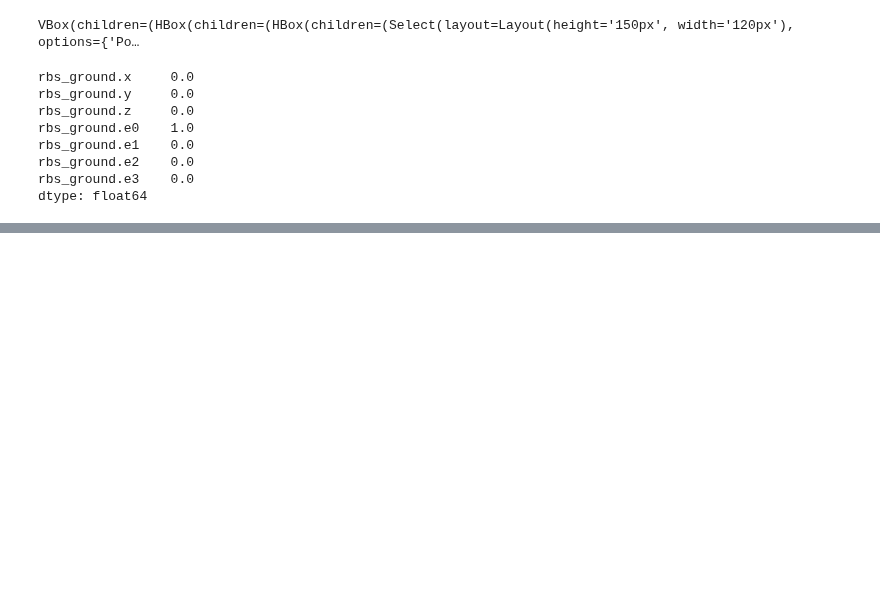
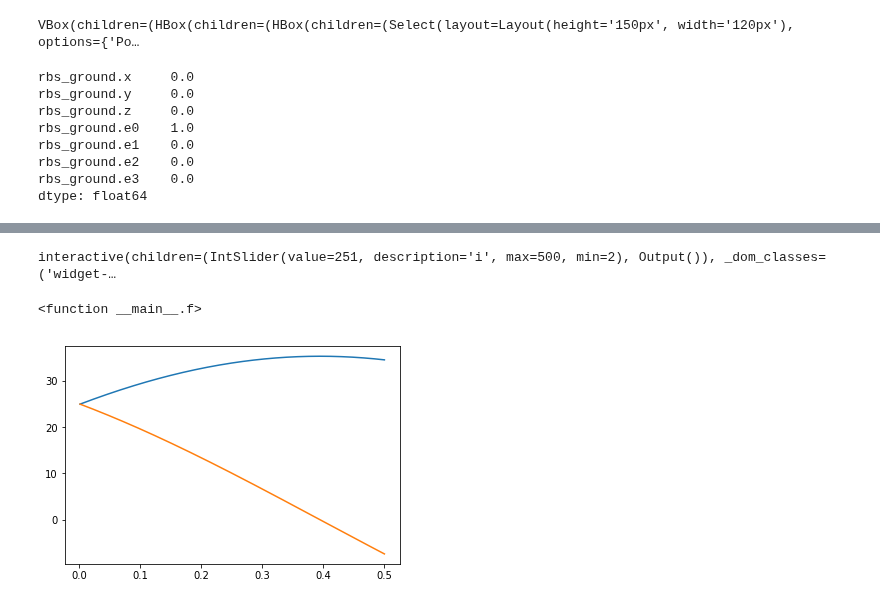
Before and after one commit to khaledghobashy/asurt_cdt, a Jupyter notebook: models/fourbar/fourbar.ipynb, the cells around one changed output, grey strips where cells are left out. Cells and saved outputs as stored; diff of their text form; code cells hidden in the pictures; blank space fills up the shorter version.

```diff
--- a/models/fourbar/fourbar.ipynb
+++ b/models/fourbar/fourbar.ipynb
@@ -92,27 +96,53 @@ def jacobian_creator(topology):
         if equations[vi+n_edges,0]==0: equations[vi+n_edges,0]=(v.equations,vi)
 
 
-        #vel_rhs[ei,0] = (eo.vel_rhs,ui,vi)
+        vel_rhs[ei,0] = ((eo.vel_rhs) if eo.nc==1 else np.zeros((eo.nc,1)))
+        vel_rhs[ui+n_edges,0] = (np.array([[0]]) if u.nc==1 else np.zeros((7,1)))
+        vel_rhs[vi+n_edges,0] = (np.array([[0]]) if v.nc==1 else np.zeros((7,1)))
 
         acc_rhs[ei,0] = (eo.acc_rhs,ui,vi)
+        if acc_rhs[ui+n_edges,0]==0: acc_rhs[ui+n_edges,0]=(u.acc_rhs,ui)
+        if acc_rhs[vi+n_edges,0]==0: acc_rhs[vi+n_edges,0]=(v.acc_rhs,vi)
 
 
-    def mapper(i,q):
+    def j_mapper(i,q):
         try:
             fun,bi,bj = i
             return fun(q[bi],q[bj])
         except ValueError:
             fun,bi = i
             return fun(q[bi])
+        except TypeError:
+            return fun(q[bi])
 
-    vectorized = np.vectorize(mapper,otypes=[np.object],excluded='q')
+    vectorized_j = np.vectorize(j_mapper,otypes=[np.object],excluded='q')
 
-    return jacobian, equations, vel_rhs, acc_rhs, jacobian.nonzero(), vectorized
+
+    def v_mapper(i):
+        try:
+            if i.all()==0:
+                return i
+        except AttributeError:
+            return i()
+
+    vectorized_v = np.vectorize(v_mapper,otypes=[np.object])
+
+    def a_mapper(i,q,qd):
+        try:
+            fun,bi,bj = i
+            return fun(q[bi],q[bj],qd[bi],qd[bj])
+        except ValueError:
+            fun,bi = i
+            return fun(q[bi],qd[bi])
+        except TypeError:
+            return fun(q[bi],qd[bi])
+
+    vectorized_a = np.vectorize(a_mapper,otypes=[np.object],excluded=('q','qd'))
+
+    return jacobian, equations, vel_rhs, acc_rhs, jacobian.nonzero(), vectorized_j, vectorized_v, vectorized_a
 
 
 def jacobian_evaluator(jac_blocks,nzi,mapper,q):
     A = jac_blocks.copy()
     A[nzi]=mapper(A[nzi],q=q)
     return sc.sparse.bmat(A)
-# %%
-j,e,v,a,nzi,mapper = jacobian_creator(m.topology)
@@ -120,0 +230,2 @@ q0=pd.concat([i.q0 for i in m.topology.nodes])
+# %%
+qs = kds(m.topology,m.actuators,np.linspace(1/500,1,500))
@@ -120,0 +266,15 @@ q0=pd.concat([i.q0 for i in m.topology.nodes])
+# %%
+i = widgets.IntSlider(value=2,max=500,min=2)
+def f(i):
+    plt.plot(qs['rbs_crank.x'][0:i],qs['rbs_crank.z'][0:i])
+    plt.show()
+widgets.interact(f,i=(2,500))
+# %% [output]
+interactive(children=(IntSlider(value=251, description='i', max=500, min=2), Output()), _dom_classes=('widget-…
+<function __main__.f>
+# %%
+plt.plot(np.linspace(1/500,1,500)[0:250],qs['rbs_crank.z'][0:250])
+plt.plot(np.linspace(1/500,1,500)[0:250],qs['rbs_crank.x'][0:250])
+plt.show()
+# %% [output]
+[figure, added]
```
Also changed, not shown: parts of 14 cells of this notebook, 6 other files.
